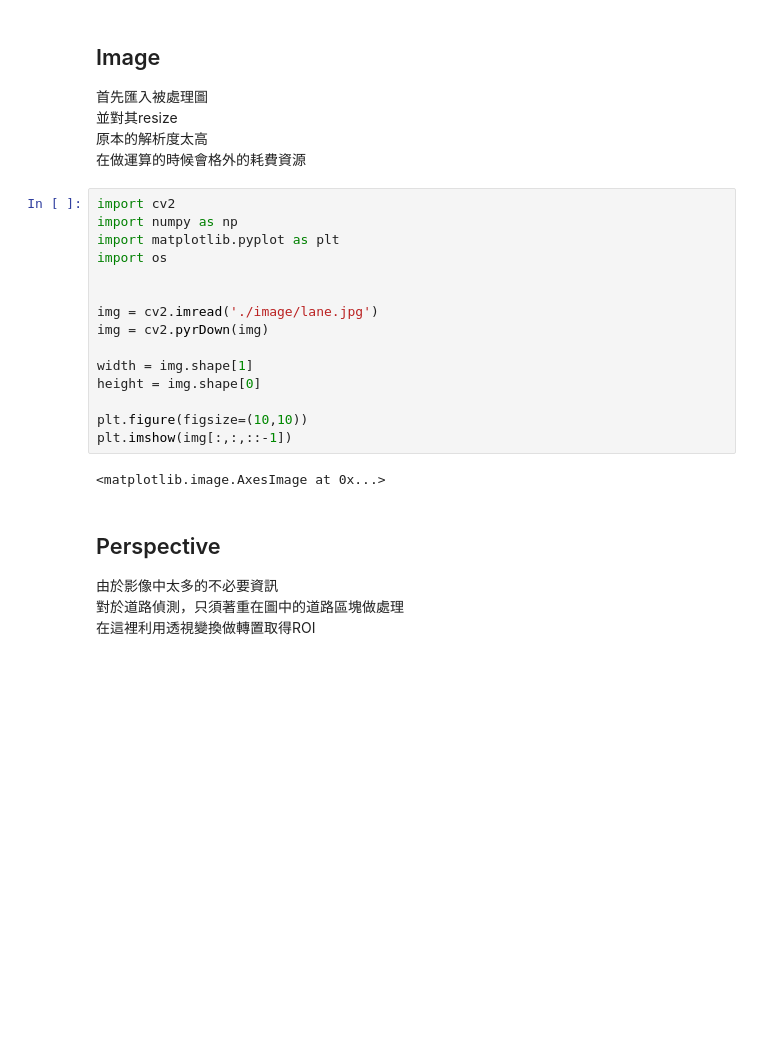
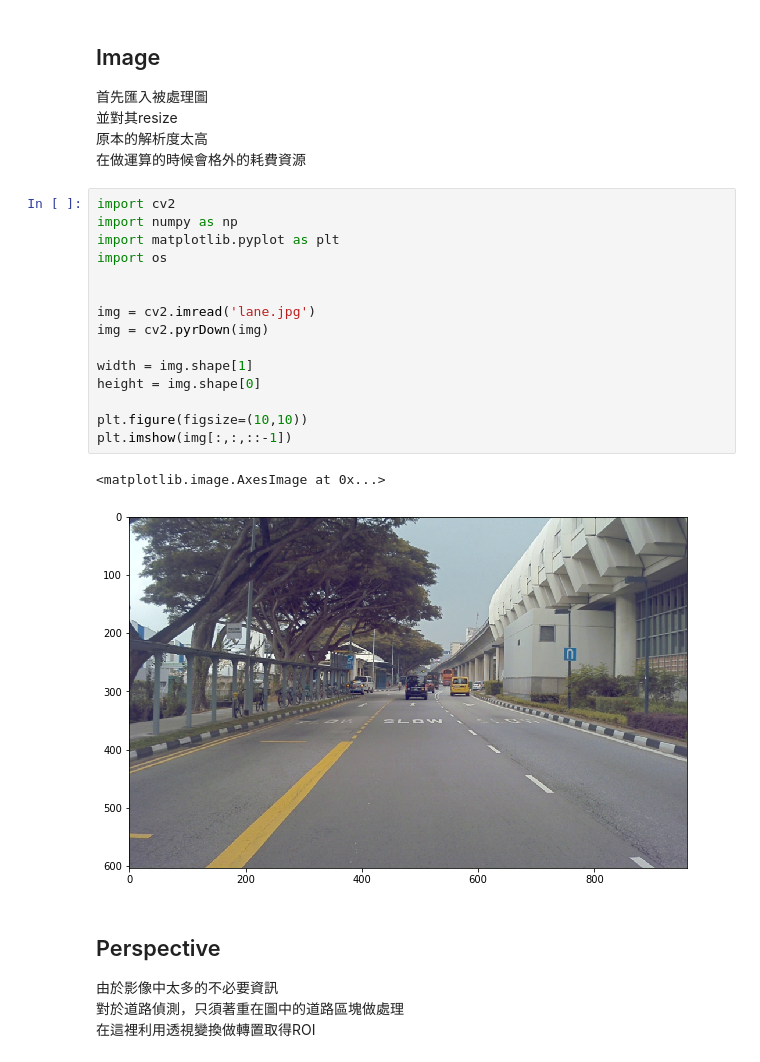
Before and after one commit to Leolewis5/OpenCV, a Jupyter notebook: Project/1. Lane_Detection.ipynb, the cells around one changed output. Saved outputs shown, nothing was run; the diff lists cells and outputs as text; blank space fills up the shorter version.

```diff
--- a/Project/1. Lane_Detection.ipynb
+++ b/Project/1. Lane_Detection.ipynb
@@ -14,20 +14,21 @@
 # %%
 import cv2
 import numpy as np
 import matplotlib.pyplot as plt
 import os
 
 
-img = cv2.imread('./image/lane.jpg')
+img = cv2.imread('lane.jpg')
 img = cv2.pyrDown(img)
 
 width = img.shape[1]
 height = img.shape[0]
 
 plt.figure(figsize=(10,10))
 plt.imshow(img[:,:,::-1])
 # %% [output]
 <matplotlib.image.AxesImage at 0x...>
+[figure, added]
 # %% [markdown]
 ## Perspective
 
```
